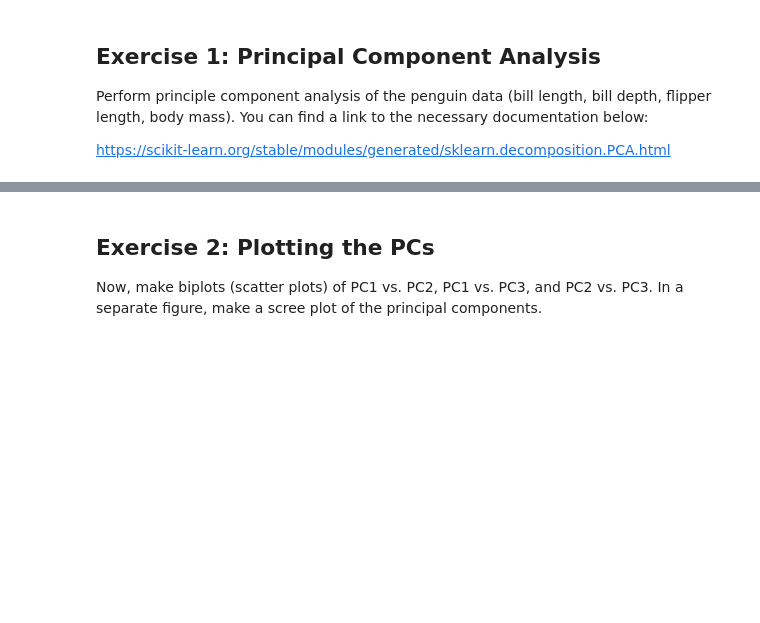
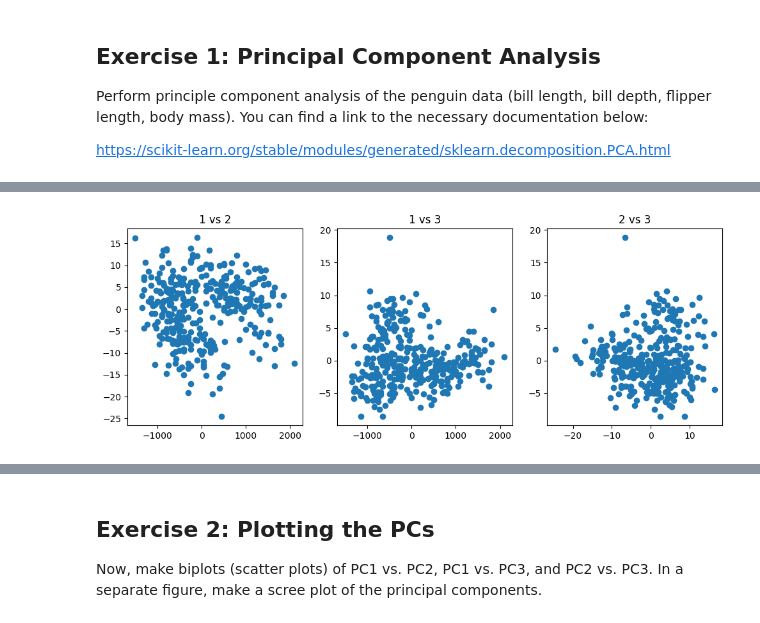
Before and after one commit to dgodovich/MOL518-Intro-to-Data-Analysis, a Jupyter notebook: Lecture_16/MOL518_Lecture16.ipynb, the cells around one changed output, grey strips where cells are left out. Drawn from its saved outputs; the diff is of its cells as text; code cells hidden in the pictures; blank space fills up the shorter version.

```diff
--- a/Lecture_16/MOL518_Lecture16.ipynb
+++ b/Lecture_16/MOL518_Lecture16.ipynb
@@ -39,0 +51,2 @@ https://scikit-learn.org/stable/modules/generated/sklearn.decomposition.PCA.html
+# %%
+pca = sklearn.decomposition.PCA(n_components = 4)
@@ -39,0 +57,2 @@ https://scikit-learn.org/stable/modules/generated/sklearn.decomposition.PCA.html
+# %%
+penguins_clean = penguins[['bill_length_mm', 'bill_depth_mm', 'flipper_length_mm', 'body_mass_g']].dropna()
@@ -39,0 +91,2 @@ https://scikit-learn.org/stable/modules/generated/sklearn.decomposition.PCA.html
+# %%
+penguins_pca = pca.fit(penguins_clean)
@@ -39,0 +108,2 @@ https://scikit-learn.org/stable/modules/generated/sklearn.decomposition.PCA.html
+# %%
+penguins_transformed = penguins_pca.transform(penguins_clean)
@@ -39,0 +121,11 @@ https://scikit-learn.org/stable/modules/generated/sklearn.decomposition.PCA.html
+# %%
+fig, ax = plt.subplots(1,3,figsize = (12,4))
+ax[0].scatter(penguins_transformed[:,0], penguins_transformed[:,1])
+ax[0].set_title('1 vs 2')
+ax[1].scatter(penguins_transformed[:,0], penguins_transformed[:,2])
+ax[1].set_title('1 vs 3')
+ax[2].scatter(penguins_transformed[:,1], penguins_transformed[:,2])
+ax[2].set_title('2 vs 3')
+plt.show()
+# %% [output]
+[figure, added]
```
Also changed, not shown: parts of 11 cells of this notebook, 1 other file.
